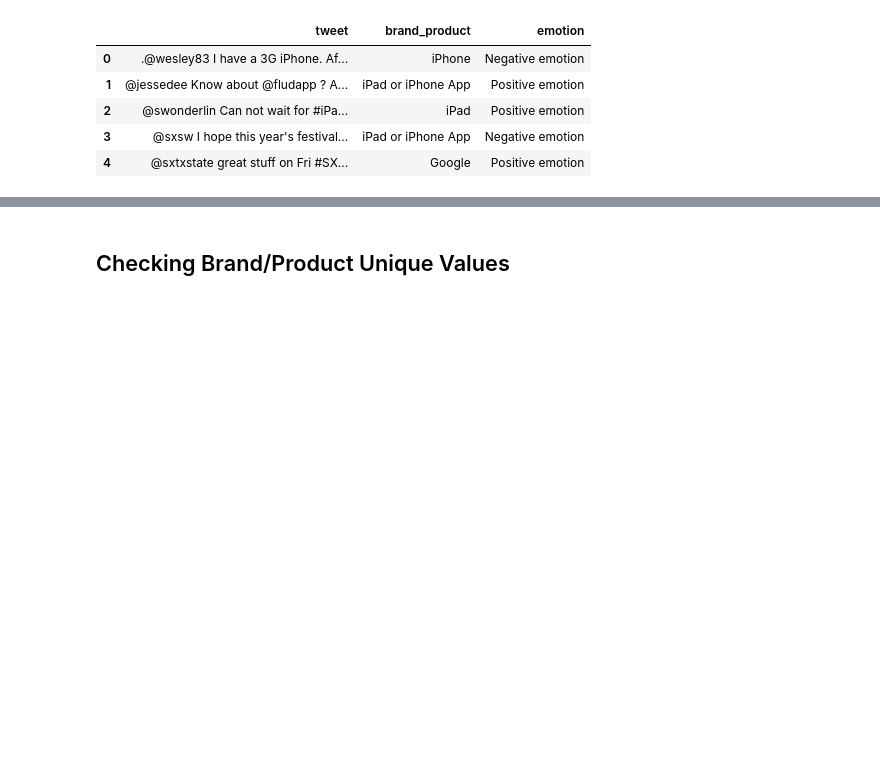
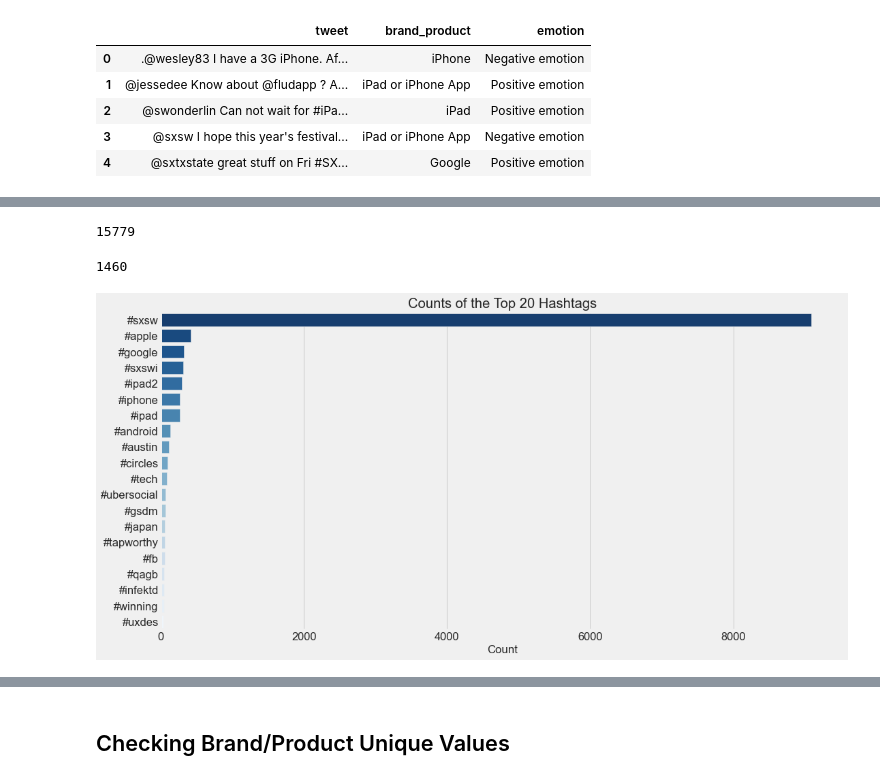
Before and after one commit to jeffreyhwatson/nlp_sentiment_project, a Jupyter notebook: notebooks/exploratory/prepro_experiments.ipynb, the cells around one changed output, grey strips where cells are left out. Drawn from its saved outputs; the diff is of its cells as text; code cells hidden in the pictures; blank space fills up the shorter version.

```diff
--- a/notebooks/exploratory/prepro_experiments.ipynb
+++ b/notebooks/exploratory/prepro_experiments.ipynb
@@ -132,0 +169,4 @@ df.head()
+# %%
+hashlists = df['hashtags'].tolist()
+# %%
+hashtags = [hashtag.lower() for h_list in hashlists for hashtag in h_list]
@@ -132,0 +186,14 @@ df.head()
+# %%
+len(hashtags)
+# %% [output]
+15779
+# %%
+len(set(hashtags))
+# %% [output]
+1460
+# %%
+hts = pd.DataFrame(hashtags, columns=['hashtags'])
+# %%
+vz.hashtag_c(hts)
+# %% [output]
+[figure, added]
```
Also changed, not shown: parts of 68 cells of this notebook, 2 other files.
